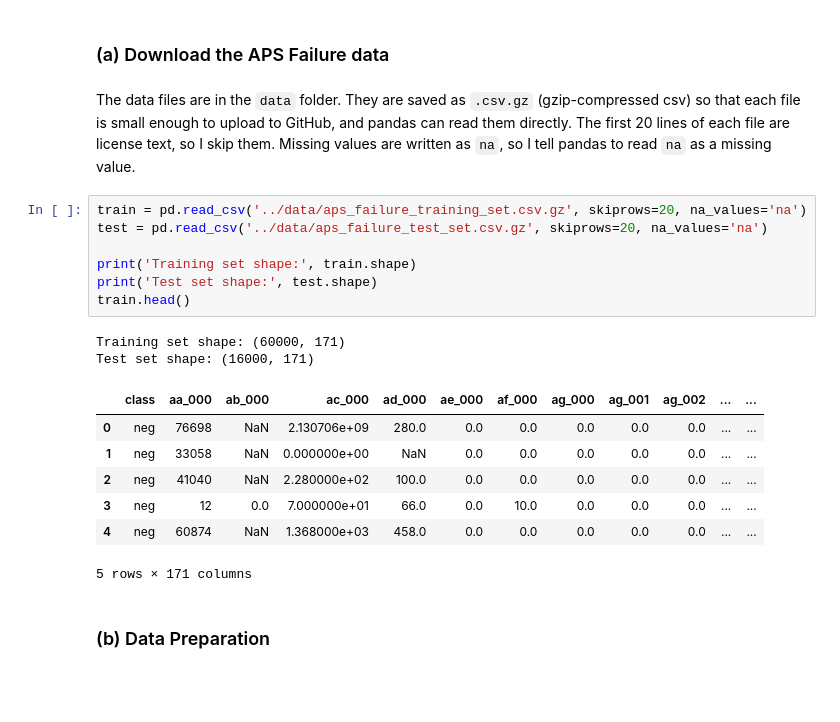
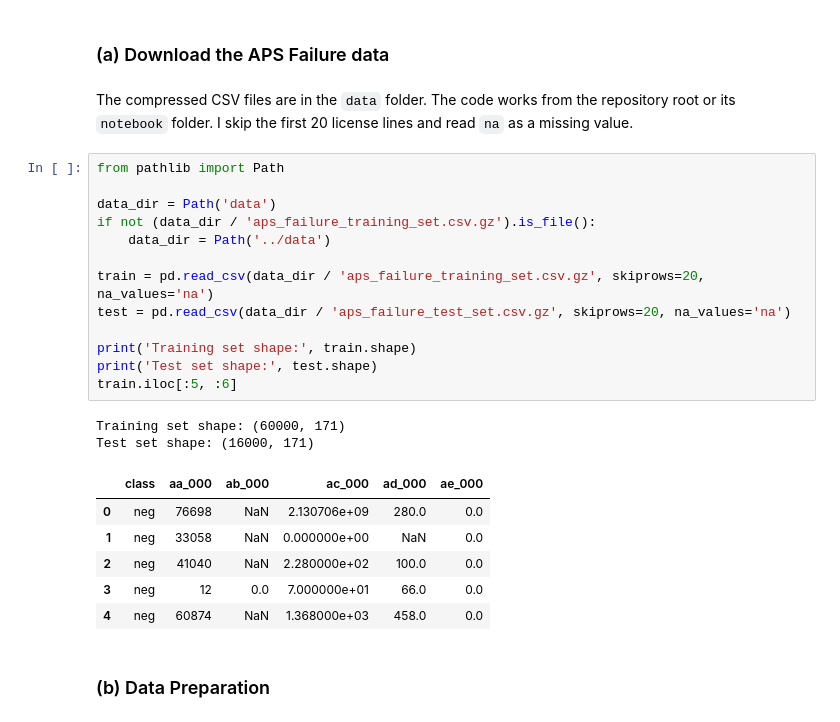
Before and after one commit to yuanjiujiu099-creator/dsci-552-hw6, a Jupyter notebook: Tang_Xiaoyun_HW6.ipynb, the cells around one changed output. Cells and saved outputs as stored; diff of their text form; blank space fills up the shorter version.

```diff
--- a/Tang_Xiaoyun_HW6.ipynb
+++ b/Tang_Xiaoyun_HW6.ipynb
@@ -32,24 +32,29 @@ warnings.filterwarnings('ignore')
 # %% [markdown]
 ### (a) Download the APS Failure data
 # %% [markdown]
-The data files are in the `data` folder. They are saved as `.csv.gz` (gzip-compressed csv) so that each file is small enough to upload to GitHub, and pandas can read them directly. The first 20 lines of each file are license text, so I skip them. Missing values are written as `na`, so I tell pandas to read `na` as a missing value.
+The compressed CSV files are in the `data` folder. The code works from the repository root or its `notebook` folder. I skip the first 20 license lines and read `na` as a missing value.
 # %%
-train = pd.read_csv('../data/aps_failure_training_set.csv.gz', skiprows=20, na_values='na')
-test = pd.read_csv('../data/aps_failure_test_set.csv.gz', skiprows=20, na_values='na')
+from pathlib import Path
+
+data_dir = Path('data')
+if not (data_dir / 'aps_failure_training_set.csv.gz').is_file():
+    data_dir = Path('../data')
+
+train = pd.read_csv(data_dir / 'aps_failure_training_set.csv.gz', skiprows=20, na_values='na')
+test = pd.read_csv(data_dir / 'aps_failure_test_set.csv.gz', skiprows=20, na_values='na')
 
 print('Training set shape:', train.shape)
 print('Test set shape:', test.shape)
-train.head()
+train.iloc[:5, :6]
 # %% [output]
 Training set shape: (60000, 171)
 Test set shape: (16000, 171)
-|  | class | aa_000 | ab_000 | ac_000 | ad_000 | ae_000 | af_000 | ag_000 | ag_001 | ag_002 | ... | ... |
-| 0 | neg | 76698 | NaN | 2.130706e+09 | 280.0 | 0.0 | 0.0 | 0.0 | 0.0 | 0.0 | ... | ... |
-| 1 | neg | 33058 | NaN | 0.000000e+00 | NaN | 0.0 | 0.0 | 0.0 | 0.0 | 0.0 | ... | ... |
-| 2 | neg | 41040 | NaN | 2.280000e+02 | 100.0 | 0.0 | 0.0 | 0.0 | 0.0 | 0.0 | ... | ... |
-| 3 | neg | 12 | 0.0 | 7.000000e+01 | 66.0 | 0.0 | 10.0 | 0.0 | 0.0 | 0.0 | ... | ... |
-| 4 | neg | 60874 | NaN | 1.368000e+03 | 458.0 | 0.0 | 0.0 | 0.0 | 0.0 | 0.0 | ... | ... |
+|  | class | aa_000 | ab_000 | ac_000 | ad_000 | ae_000 |
+| 0 | neg | 76698 | NaN | 2.130706e+09 | 280.0 | 0.0 |
+| 1 | neg | 33058 | NaN | 0.000000e+00 | NaN | 0.0 |
+| 2 | neg | 41040 | NaN | 2.280000e+02 | 100.0 | 0.0 |
+| 3 | neg | 12 | 0.0 | 7.000000e+01 | 66.0 | 0.0 |
+| 4 | neg | 60874 | NaN | 1.368000e+03 | 458.0 | 0.0 |
-5 rows × 171 columns
 # %% [markdown]
 ### (b) Data Preparation
 # %% [markdown]
```
Also changed, not shown: parts of 22 cells of this notebook.
